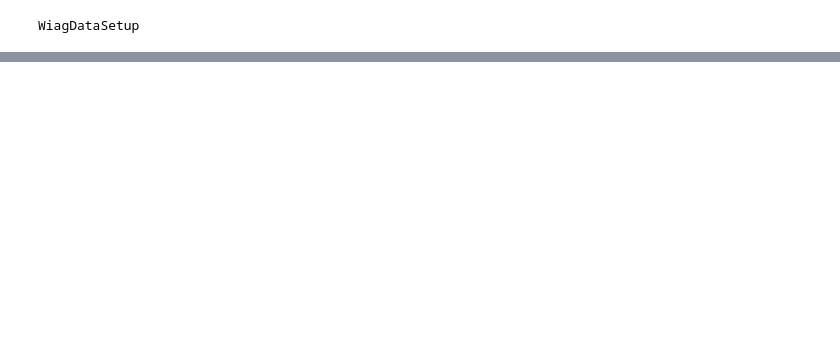
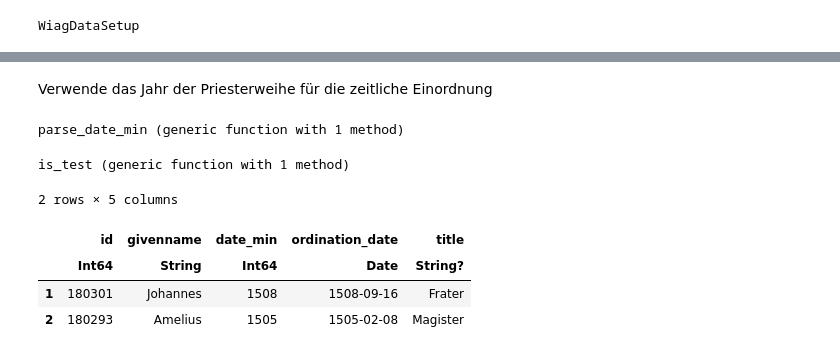
Before and after one commit to ghertko/WiagDataSetup, a Jupyter notebook: run/wiag2/Utrecht-Priester.ipynb, the cells around one changed output, grey strips where cells are left out. Saved outputs shown, nothing was run; the diff lists cells and outputs as text; code cells hidden in the pictures; blank space fills up the shorter version.

```diff
--- a/run/wiag2/Utrecht-Priester.ipynb
+++ b/run/wiag2/Utrecht-Priester.ipynb
@@ -44,0 +341,2 @@ WiagDataSetup
+# %%
+df_map_ro = innerjoin(df_map_ro, df_ro_id, on = :id_in_source);
@@ -44,0 +357,7 @@ WiagDataSetup
+# %%
+columns = [
+    :id => :religious_order_id,
+    :id_in_source => :id_in_source_ro,
+    :Orde => :religious_order,
+    :abbreviation => :abbreviation,
+]
@@ -44,0 +370,2 @@ WiagDataSetup
+# %%
+df_map_ro_join = select(df_map_ro, columns);
@@ -44,0 +394,2 @@ WiagDataSetup
+# %%
+df_person_in_ro = leftjoin(df_person_in, df_map_ro_join, on = :religious_order, matchmissing = :notequal);
@@ -44,0 +439,6 @@ WiagDataSetup
+# %% [markdown]
+Verwende das Jahr der Priesterweihe für die zeitliche Einordnung
+# %%
+parse_date_min(s) = ismissing(s) ? s : year(s)
+# %% [output]
+parse_date_min (generic function with 1 method)
@@ -44,0 +457,12 @@ WiagDataSetup
+# %%
+is_test(id) = id in (180293, 180301)
+# %% [output]
+is_test (generic function with 1 method)
+# %%
+subset(df_person_in_ro[:, [:id, :givenname, :date_min, :ordination_date, :title]], :id => ByRow(is_test))
+# %% [output]
+2 rows × 5 columns
+|  | id | givenname | date_min | ordination_date | title |
+|  | Int64 | String | Int64 | Date | String? |
+| 1 | 180301 | Johannes | 1508 | 1508-09-16 | Frater |
+| 2 | 180293 | Amelius | 1505 | 1505-02-08 | Magister |
```
Also changed, not shown: parts of 188 cells of this notebook, 7 other files.
